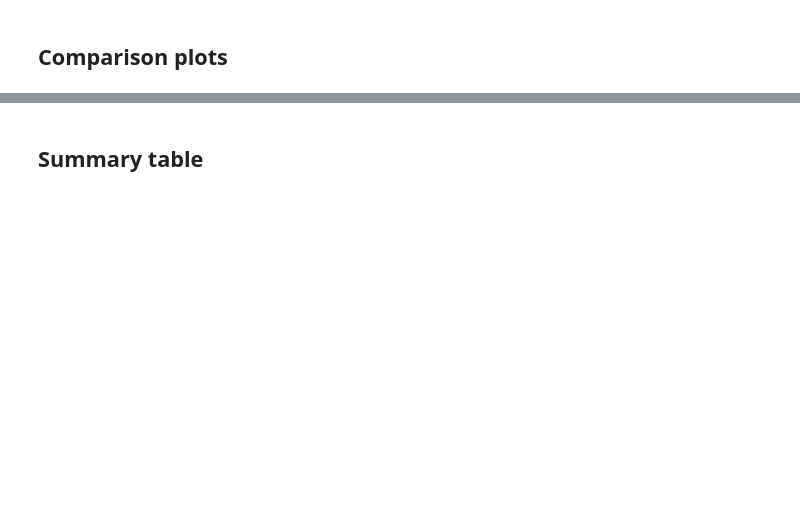
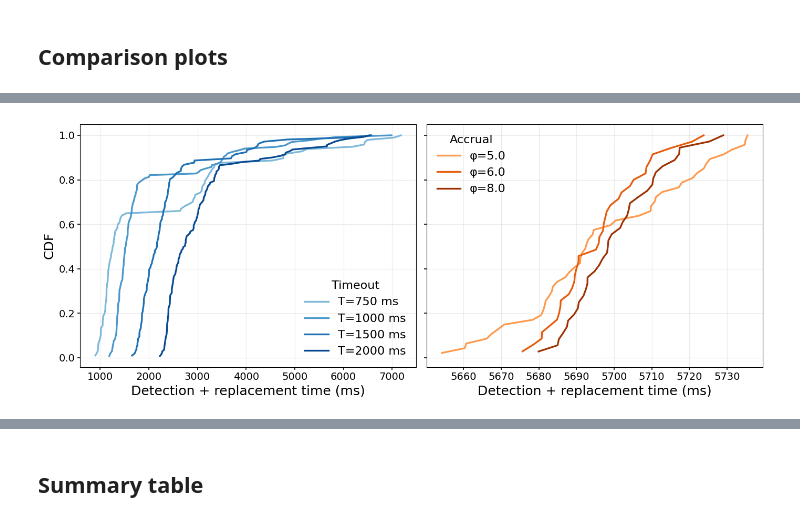
Before and after one commit to nriedman/raft-research, a Jupyter notebook: analysis/crash_detect/crash-detect-general.ipynb, the cells around one changed output, grey strips where cells are left out. Cells and saved outputs as stored; diff of their text form; code cells hidden in the pictures; blank space fills up the shorter version.

```diff
--- a/analysis/crash_detect/crash-detect-general.ipynb
+++ b/analysis/crash_detect/crash-detect-general.ipynb
@@ -292,7 +292,7 @@ TIMEOUT_PARAMS = [
 # Accrual schemes: parameter is the phi threshold
 # Files are expected at data/node_{n}_a_{phi}.csv
 ACCRUAL_PARAMS = [
-    4.0,
+    # 4.0,
     5.0,
     6.0,
     8.0,
@@ -518,31 +529,38 @@ plt.show()
 # %%
 # ── CDF overlay: all schemes on one plot ─────────────────────────────────────
-fig, axes = plt.subplots(1, 2, figsize=(14, 5), sharey=True)
+fig, axes = plt.subplots(1, 2, figsize=(14, 5.5), sharey=True)
 
 cmap_t = plt.cm.Blues
 cmap_a = plt.cm.Oranges
 
-for ax, params, name_fn, label_fn, cmap, scheme_label in [
-    (axes[0], TIMEOUT_PARAMS, timeout_name, lambda t, two_t: f"T={t} ms",  cmap_t, "Timeout"),
-    (axes[1], ACCRUAL_PARAMS, accrual_name, lambda phi: f"φ={phi}",        cmap_a, "Accrual"),
+label_fs = 18
+tick_fs = 14
+legend_fs = 16
+line_w = 2.4
+
+for ax, params, name_fn, label_fn, cmap, legend_title in [
+    (axes[0], TIMEOUT_PARAMS, timeout_name, lambda t, two_t: f"T={t} ms", cmap_t, "Timeout"),
+    (axes[1], ACCRUAL_PARAMS, accrual_name, lambda phi: f"φ={phi}", cmap_a, "Accrual"),
 ]:
     valid = [(p, name_fn(*p) if isinstance(p, tuple) else name_fn(p)) for p in params]
     valid = [(p, n) for p, n in valid if not all_results.get(n, pd.DataFrame()).empty]
-    colors = [cmap(0.4 + 0.5 * i / max(len(valid) - 1, 1)) for i in range(len(valid))]
+    colors = [cmap(0.45 + 0.45 * i / max(len(valid) - 1, 1)) for i in range(len(valid))]
 
     for (p, name), color in zip(valid, colors):
-        ms     = np.sort(all_results[name]["detection_ms"].values)
-        cdf    = np.arange(1, len(ms) + 1) / len(ms)
-        lbl    = label_fn(*p) if isinstance(p, tuple) else label_fn(p)
-        ax.plot(ms, cdf, color=color, linewidth=1.8, label=lbl)
+        ms = np.sort(all_results[name]["detection_ms"].values)
+        cdf = np.arange(1, len(ms) + 1) / len(ms)
+        lbl = label_fn(*p) if isinstance(p, tuple) else label_fn(p)
+        ax.plot(ms, cdf, color=color, linewidth=line_w, label=lbl)
 
-    ax.set_xlabel("Detection + replacement time (ms)")
-    ax.set_ylabel("CDF")
-    ax.set_title(f"{scheme_label} schemes")
-    ax.legend(fontsize=8)
-    ax.grid(True, alpha=0.3)
+    ax.set_xlabel("Detection + replacement time (ms)", fontsize=label_fs)
+    ax.grid(True, alpha=0.25, linewidth=0.8)
+    ax.tick_params(axis="both", labelsize=tick_fs, width=1.2)
+    ax.legend(title=legend_title, fontsize=legend_fs, title_fontsize=legend_fs, frameon=False)
 
-plt.suptitle("CDF of Detection Time per Scheme")
+axes[0].set_ylabel("CDF", fontsize=label_fs)
+
 plt.tight_layout()
 plt.show()
+# %% [output]
+[figure, added]
 # %%
```
Also changed, not shown: parts of 12 cells of this notebook, 2 other files.
